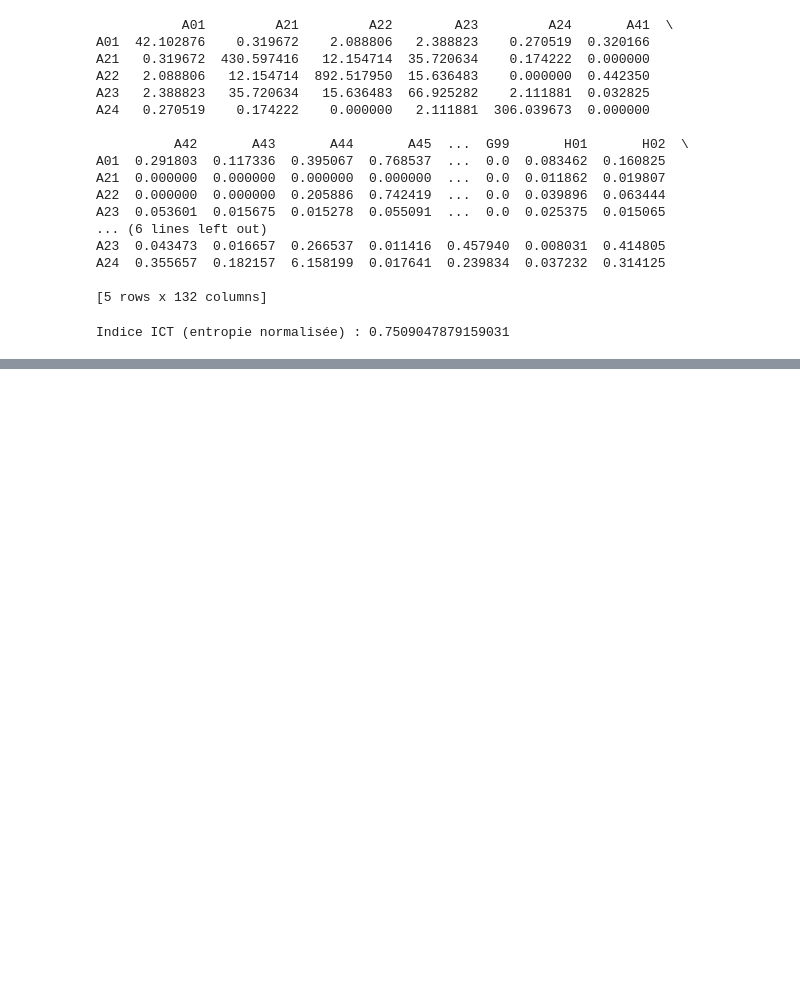
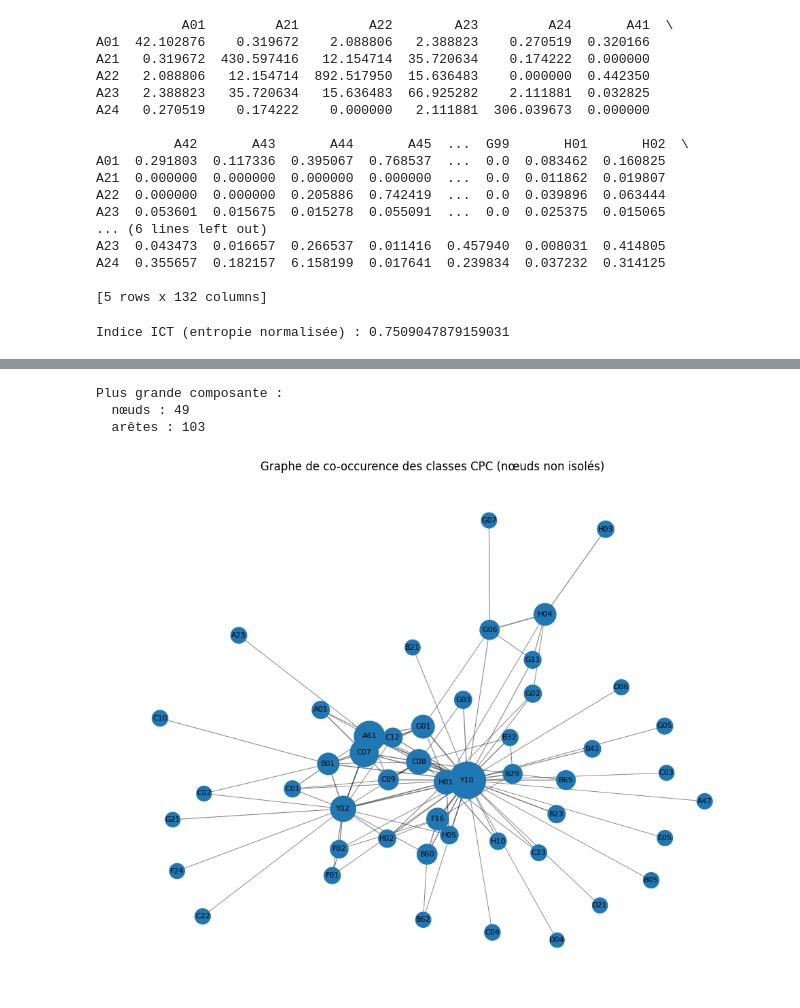
Before and after one commit to quentinbenchetrit/Stat-App, a Jupyter notebook: matrice_co_occurence.ipynb, the cells around one changed output, grey strips where cells are left out. Drawn from its saved outputs; the diff is of its cells as text; code cells hidden in the pictures; blank space fills up the shorter version.

```diff
--- a/matrice_co_occurence.ipynb
+++ b/matrice_co_occurence.ipynb
@@ -338,0 +632,37 @@ Indice ICT (entropie normalisée) : 0.7509047879159031
+# %%
+# Si tu veux encore simplifier le graphe :
+components = sorted(nx.connected_components(G2), key=len, reverse=True)
+G_main = G2.subgraph(components[0]).copy()
+
+print("Plus grande composante :")
+print("  nœuds :", G_main.number_of_nodes())
+print("  arêtes :", G_main.number_of_edges())
+# %% [output]
+Plus grande composante :
+  nœuds : 49
+  arêtes : 103
+# %%
+# Récupérer infos pour les tailles et poids
+freqs = nx.get_node_attributes(G_main, "freq")
+max_freq = max(freqs.values()) if freqs else 1
+node_sizes = [200 + 1300 * (freqs[n] / max_freq) for n in G_main.nodes()]
+
+weights = nx.get_edge_attributes(G_main, "weight")
+max_w = max(weights.values()) if weights else 1
+edge_widths = [0.5 + 3 * (weights[e] / max_w) for e in G_main.edges()]
+
+# Layout
+pos = nx.spring_layout(G_main, k=0.6, seed=0)
+
+plt.figure(figsize=(10, 8))
+
+nx.draw_networkx_nodes(G_main, pos, node_size=node_sizes)
+nx.draw_networkx_edges(G_main, pos, width=edge_widths, alpha=0.5)
+nx.draw_networkx_labels(G_main, pos, font_size=8)
+
+plt.title("Graphe de co-occurence des classes CPC (nœuds non isolés)")
+plt.axis("off")
+plt.tight_layout()
+plt.show()
+# %% [output]
+[figure, added]
```
Also changed, not shown: parts of 44 cells of this notebook, 1 other file.
